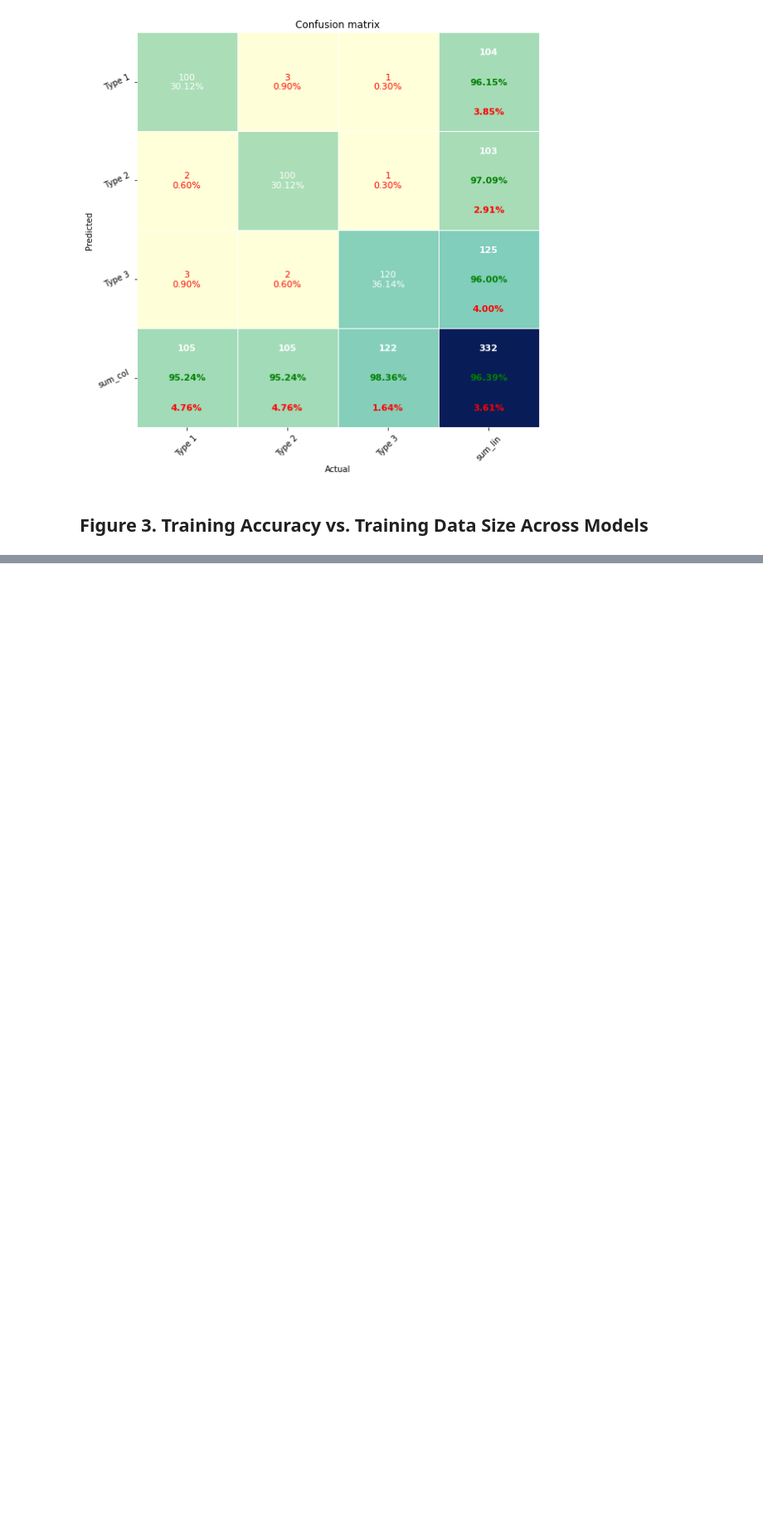
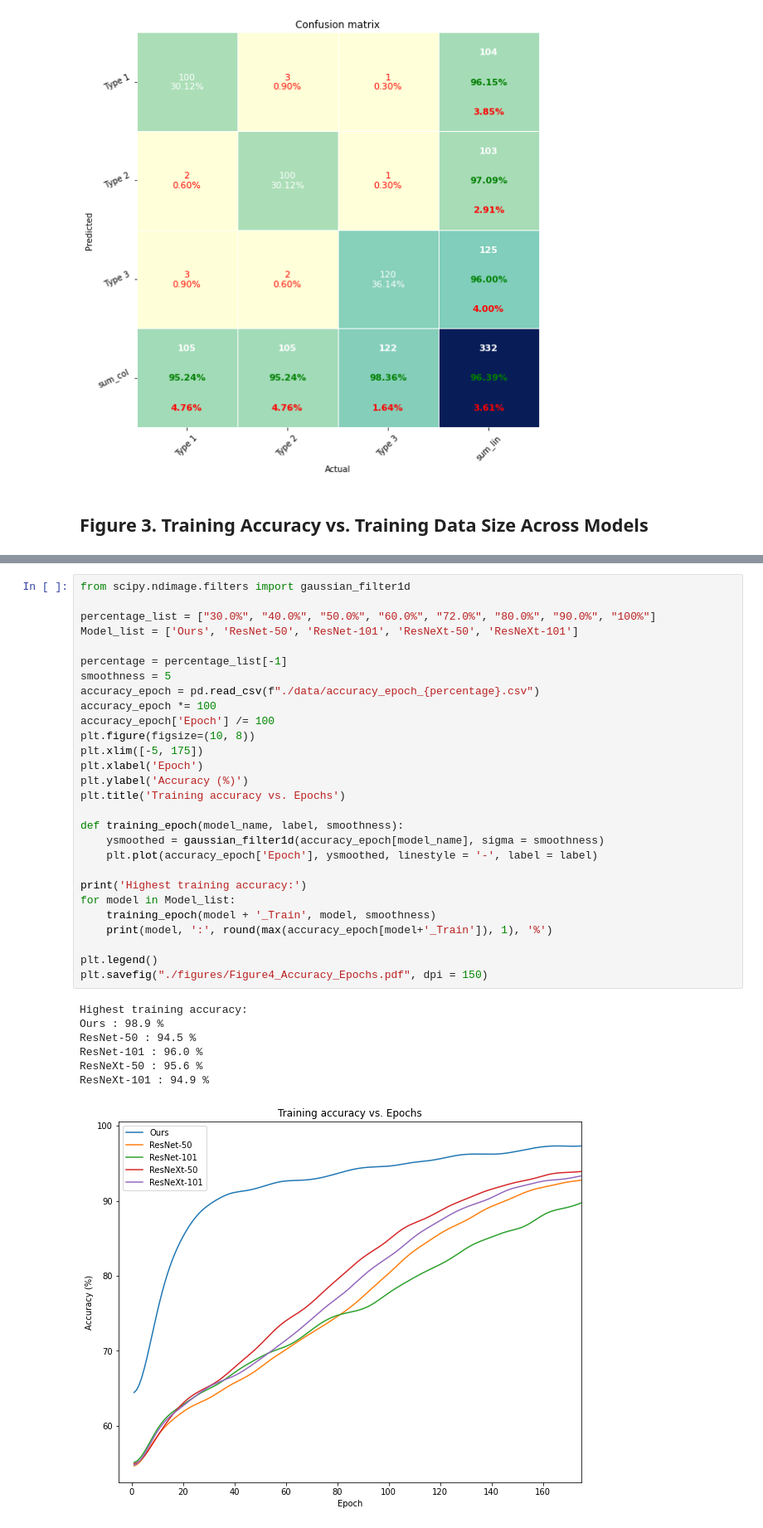
Before and after one commit to Deep-Fusion-Innovators/paper-Cervical-Cancer-Detection, a Jupyter notebook: figures.ipynb, the cells around one changed output, grey strips where cells are left out. Shown at 83% size. Saved outputs shown, nothing was run; the diff lists cells and outputs as text; blank space fills up the shorter version.

```diff
--- a/figures.ipynb
+++ b/figures.ipynb
@@ -147,0 +117,36 @@ plt.savefig("./figures/Figure4_Accuracy_Epochs.pdf", dpi = 150)
+# %%
+from scipy.ndimage.filters import gaussian_filter1d
+
+percentage_list = ["30.0%", "40.0%", "50.0%", "60.0%", "72.0%", "80.0%", "90.0%", "100%"]
+Model_list = ['Ours', 'ResNet-50', 'ResNet-101', 'ResNeXt-50', 'ResNeXt-101']
+
+percentage = percentage_list[-1]
+smoothness = 5
+accuracy_epoch = pd.read_csv(f"./data/accuracy_epoch_{percentage}.csv")
+accuracy_epoch *= 100
+accuracy_epoch['Epoch'] /= 100
+plt.figure(figsize=(10, 8))
+plt.xlim([-5, 175])
+plt.xlabel('Epoch')
+plt.ylabel('Accuracy (%)')
+plt.title('Training accuracy vs. Epochs')
+
+def training_epoch(model_name, label, smoothness):
+    ysmoothed = gaussian_filter1d(accuracy_epoch[model_name], sigma = smoothness)
+    plt.plot(accuracy_epoch['Epoch'], ysmoothed, linestyle = '-', label = label)
+
+print('Highest training accuracy:')
+for model in Model_list:
+    training_epoch(model + '_Train', model, smoothness)
+    print(model, ':', round(max(accuracy_epoch[model+'_Train']), 1), '%')
+
+plt.legend()
+plt.savefig("./figures/Figure4_Accuracy_Epochs.pdf", dpi = 150)
+# %% [output]
+Highest training accuracy:
+Ours : 98.9 %
+ResNet-50 : 94.5 %
+ResNet-101 : 96.0 %
+ResNeXt-50 : 95.6 %
+ResNeXt-101 : 94.9 %
+[figure, added]
```
Also changed, not shown: parts of 3 cells of this notebook, 5 other files.
